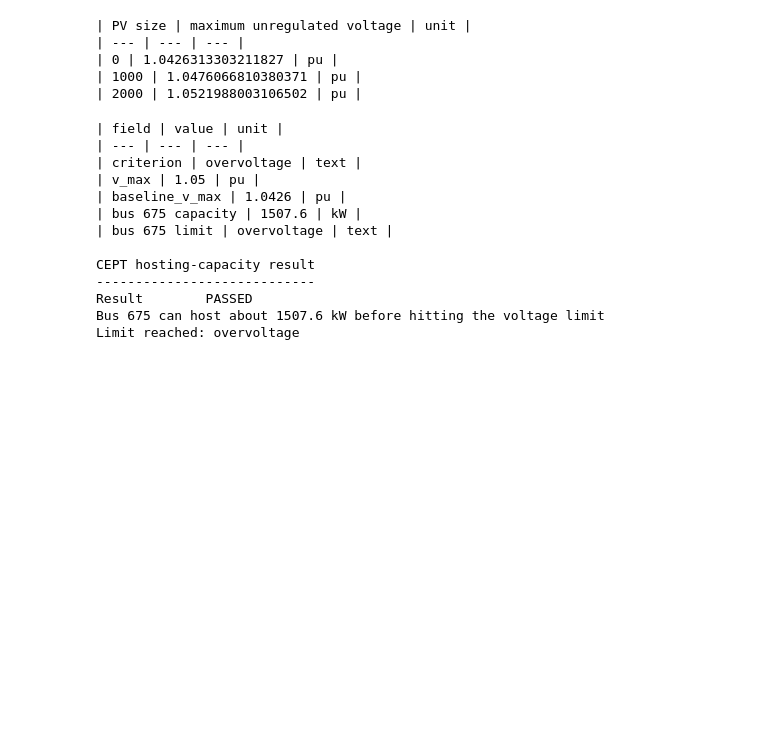
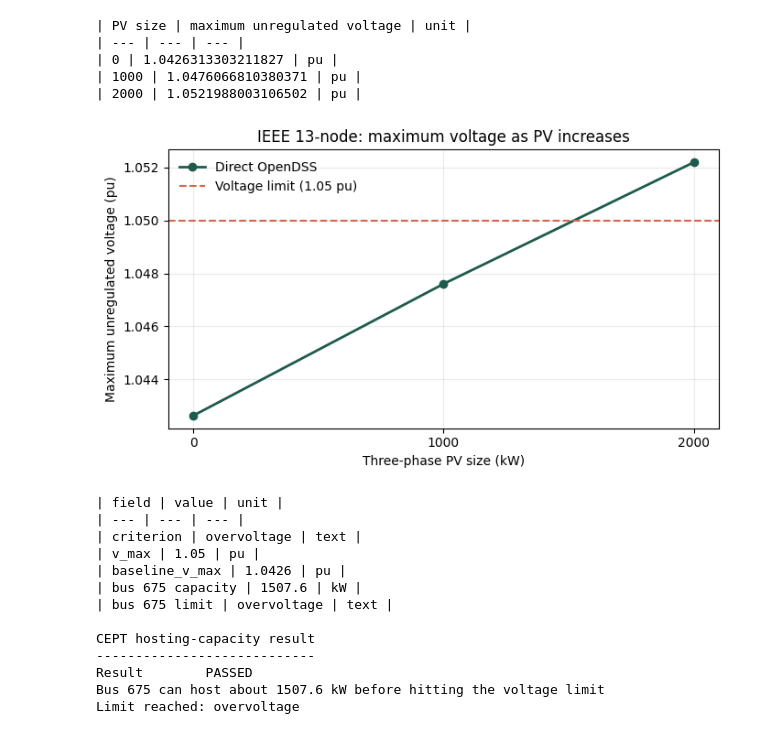
Before and after one commit to sarutesri/cept-studio-edu, a Jupyter notebook: public/notebooks/03_hosting_capacity.ipynb, the cells around one changed output. Saved outputs shown, nothing was run; the diff lists cells and outputs as text; code cells hidden in the pictures; blank space fills up the shorter version.

```diff
--- a/public/notebooks/03_hosting_capacity.ipynb
+++ b/public/notebooks/03_hosting_capacity.ipynb
@@ -256,6 +256,27 @@ assert direct_sweep[1000] < V_MAX_PU < direct_sweep[2000]
 | 0 | 1.0426313303211827 | pu |
 | 1000 | 1.0476066810380371 | pu |
 | 2000 | 1.0521988003106502 | pu |
+# %%
+#@title Plot — maximum voltage versus PV size
+import matplotlib.pyplot as plt
+
+pv_sizes = sorted(direct_sweep)
+max_voltages = [direct_sweep[size] for size in pv_sizes]
+fig, ax = plt.subplots(figsize=(7, 4))
+ax.plot(pv_sizes, max_voltages, marker="o", linewidth=2, color="#1f5b4d", label="Direct OpenDSS")
+ax.axhline(V_MAX_PU, color="#d5654e", linestyle="--", linewidth=1.5, label=f"Voltage limit ({V_MAX_PU:.2f} pu)")
+ax.set_title("IEEE 13-node: maximum voltage as PV increases")
+ax.set_xlabel("Three-phase PV size (kW)")
+ax.set_ylabel("Maximum unregulated voltage (pu)")
+ax.set_xticks(pv_sizes)
+ax.legend(frameon=False)
+ax.grid(alpha=0.25)
+fig.tight_layout()
+from IPython.display import display
+display(fig)
+plt.close(fig)
+# %% [output]
+[figure, added]
 # %%
 #@title Compare solver outputs (optional details)
 RUN_DIR = WORKSPACE / "runs" / "03-hosting-capacity"
```
Also changed, not shown: parts of 1 cell of this notebook, 12 other files.
